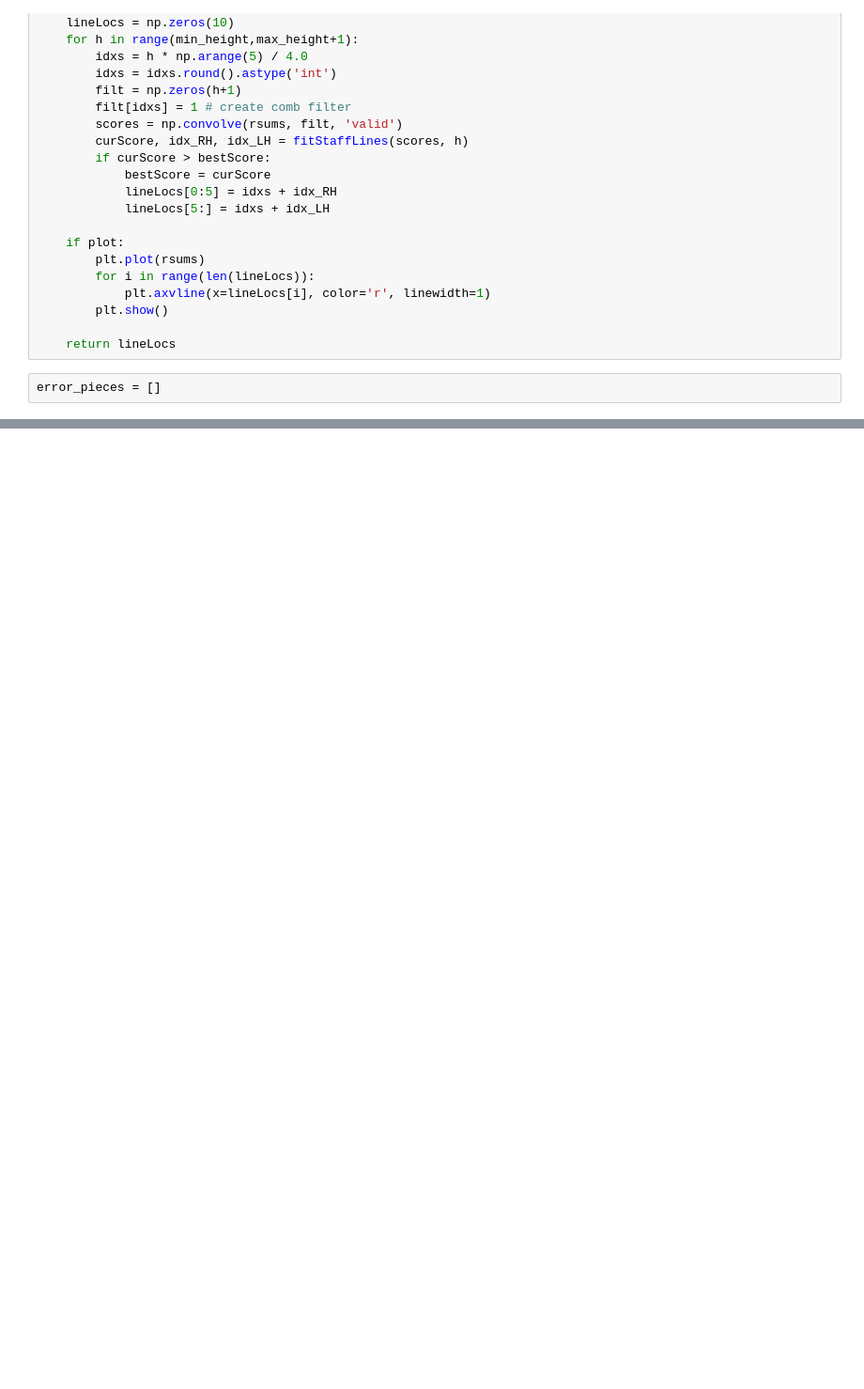
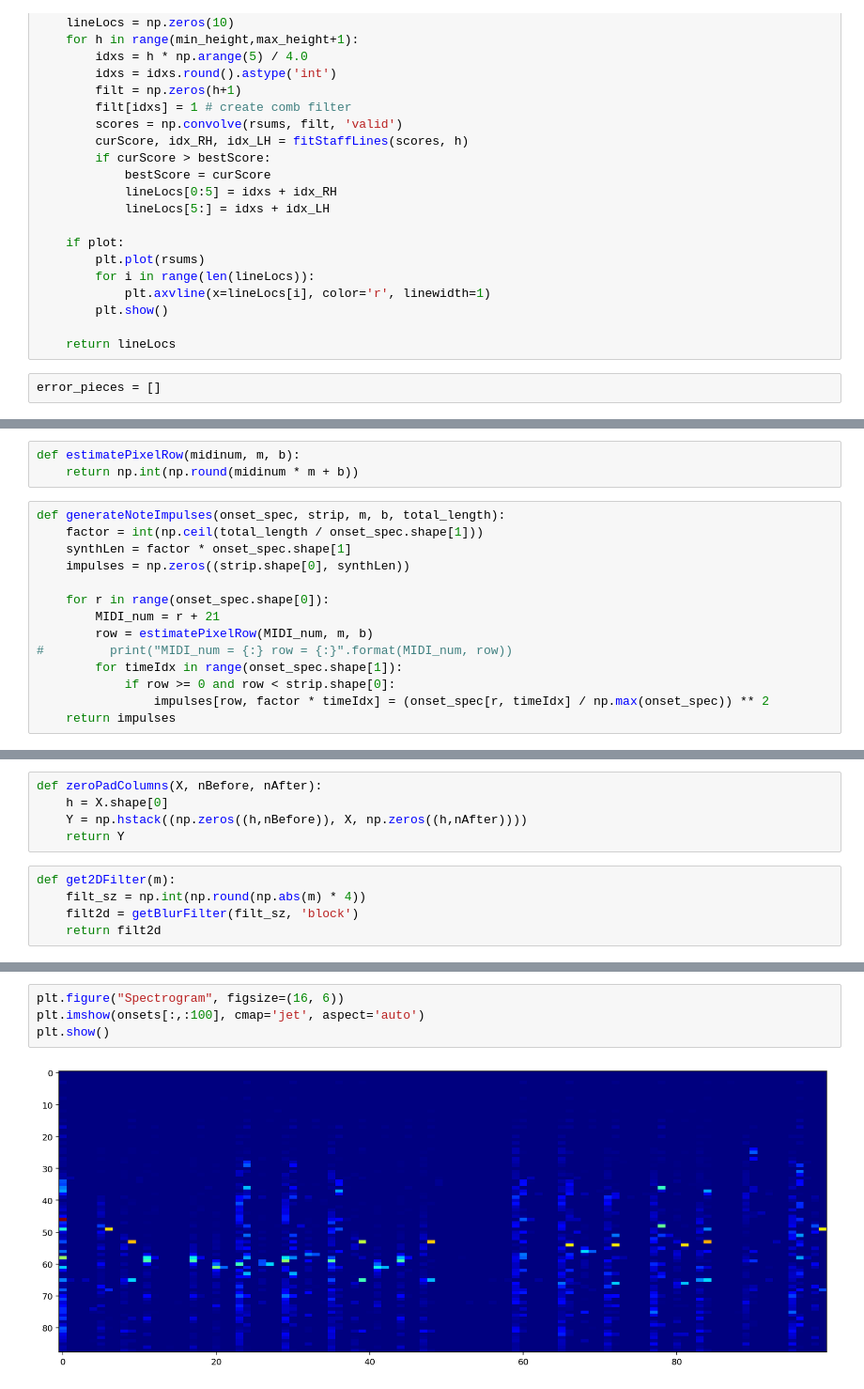
Before and after one commit to mjenrungrot/salience_sheet_following, a Jupyter notebook: 03_generateBootleg.ipynb, the cells around one changed output, grey strips where cells are left out. Shown at 94% size. Cells and saved outputs as stored; diff of their text form; blank space fills up the shorter version.

```diff
--- a/03_generateBootleg.ipynb
+++ b/03_generateBootleg.ipynb
@@ -139,0 +165,17 @@ error_pieces = []
+# %%
+def estimatePixelRow(midinum, m, b):
+    return np.int(np.round(midinum * m + b))
+# %%
+def generateNoteImpulses(onset_spec, strip, m, b, total_length):
+    factor = int(np.ceil(total_length / onset_spec.shape[1]))
+    synthLen = factor * onset_spec.shape[1]
+    impulses = np.zeros((strip.shape[0], synthLen))
+
+    for r in range(onset_spec.shape[0]):
+        MIDI_num = r + 21
+        row = estimatePixelRow(MIDI_num, m, b)
+#         print("MIDI_num = {:} row = {:}".format(MIDI_num, row))
+        for timeIdx in range(onset_spec.shape[1]):
+            if row >= 0 and row < strip.shape[0]:
+                impulses[row, factor * timeIdx] = (onset_spec[r, timeIdx] / np.max(onset_spec)) ** 2
+    return impulses
@@ -139,0 +217,10 @@ error_pieces = []
+# %%
+def zeroPadColumns(X, nBefore, nAfter):
+    h = X.shape[0]
+    Y = np.hstack((np.zeros((h,nBefore)), X, np.zeros((h,nAfter))))
+    return Y
+# %%
+def get2DFilter(m):
+    filt_sz = np.int(np.round(np.abs(m) * 4))
+    filt2d = getBlurFilter(filt_sz, 'block')
+    return filt2d
@@ -209,0 +349,6 @@ If you're reading this message in another frontend (for example, a static render
+# %%
+plt.figure("Spectrogram", figsize=(16, 6))
+plt.imshow(onsets[:,:100], cmap='jet', aspect='auto')
+plt.show()
+# %% [output]
+[figure, added]
```
Also changed, not shown: parts of 10 cells of this notebook, 1 other file.
